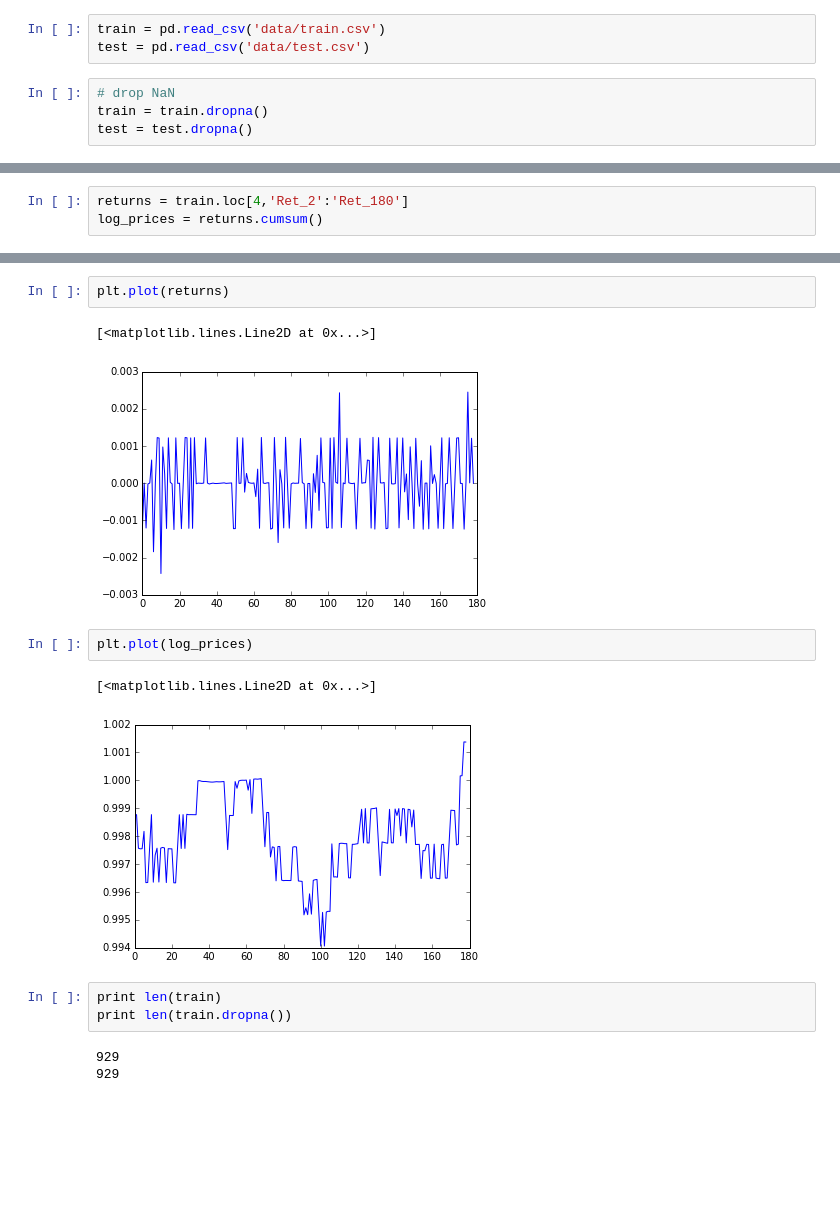
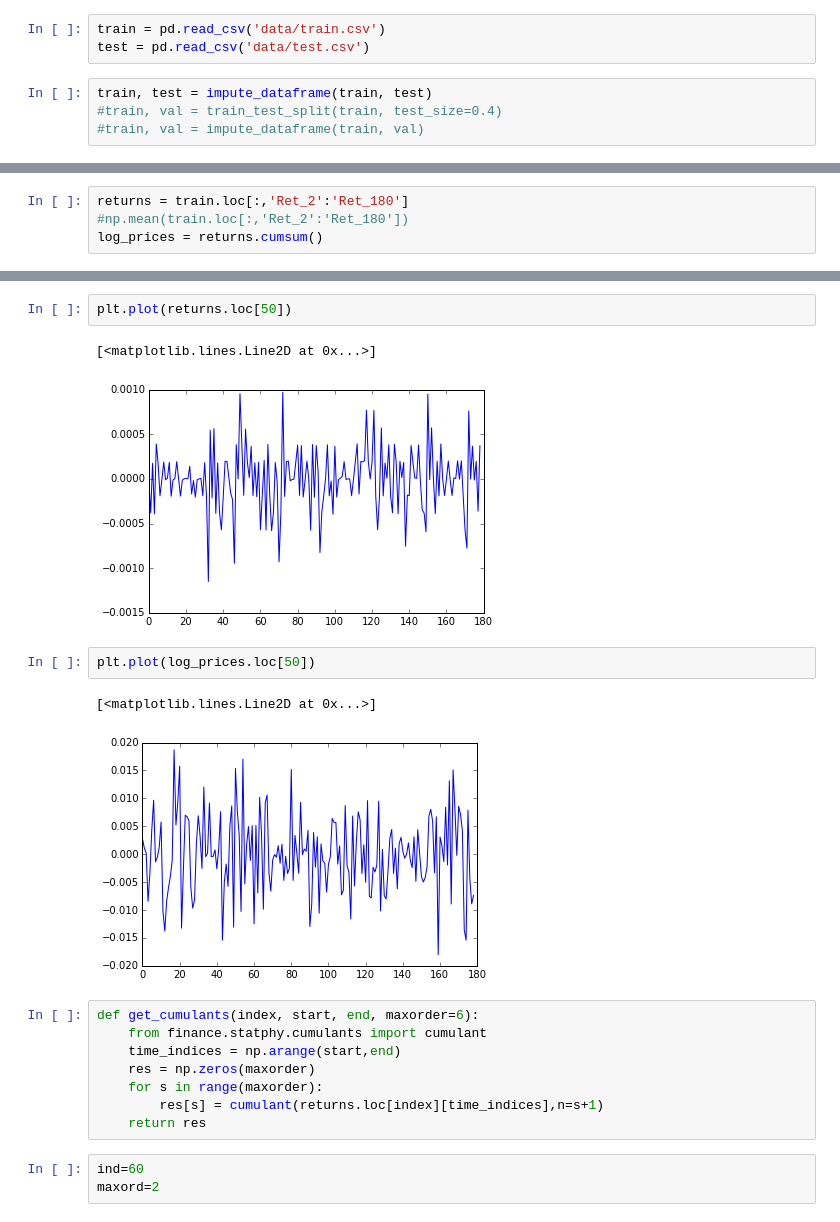
Before and after one commit to achab/winton, a Jupyter notebook: exploration.ipynb, the cells around one changed output, grey strips where cells are left out. Cells and saved outputs as stored; diff of their text form; blank space fills up the shorter version.

```diff
--- a/exploration.ipynb
+++ b/exploration.ipynb
@@ -10,10 +10,10 @@ import matplotlib.pyplot as plt
 # %%
 train = pd.read_csv('data/train.csv')
 test = pd.read_csv('data/test.csv')
-# %%
-# drop NaN
-train = train.dropna()
-test = test.dropna()
+# %%
+train, test = impute_dataframe(train, test)
+#train, val = train_test_split(train, test_size=0.4)
+#train, val = impute_dataframe(train, val)
 # %%
 train.head()
 # %% [output]
@@ -27,3 +32,4 @@ train.head()
 # %%
-returns = train.loc[4,'Ret_2':'Ret_180']
+returns = train.loc[:,'Ret_2':'Ret_180']
+#np.mean(train.loc[:,'Ret_2':'Ret_180'])
 log_prices = returns.cumsum()
@@ -30,16 +126,21 @@ log_prices = returns.cumsum()
 # %%
-plt.plot(returns)
+plt.plot(returns.loc[50])
 # %% [output]
 [<matplotlib.lines.Line2D at 0x...>]
-[figure, old version]
+[figure, new version]
 # %%
-plt.plot(log_prices)
+plt.plot(log_prices.loc[50])
 # %% [output]
 [<matplotlib.lines.Line2D at 0x...>]
-[figure, old version]
+[figure, new version]
-# %%
-print len(train)
-print len(train.dropna())
-# %% [output]
-929
-929
+# %%
+def get_cumulants(index, start, end, maxorder=6):
+    from finance.statphy.cumulants import cumulant
+    time_indices = np.arange(start,end)
+    res = np.zeros(maxorder)
+    for s in range(maxorder):
+        res[s] = cumulant(returns.loc[index][time_indices],n=s+1)
+    return res
+# %%
+ind=60
+maxord=2
```
Also changed, not shown: parts of 26 cells of this notebook.
